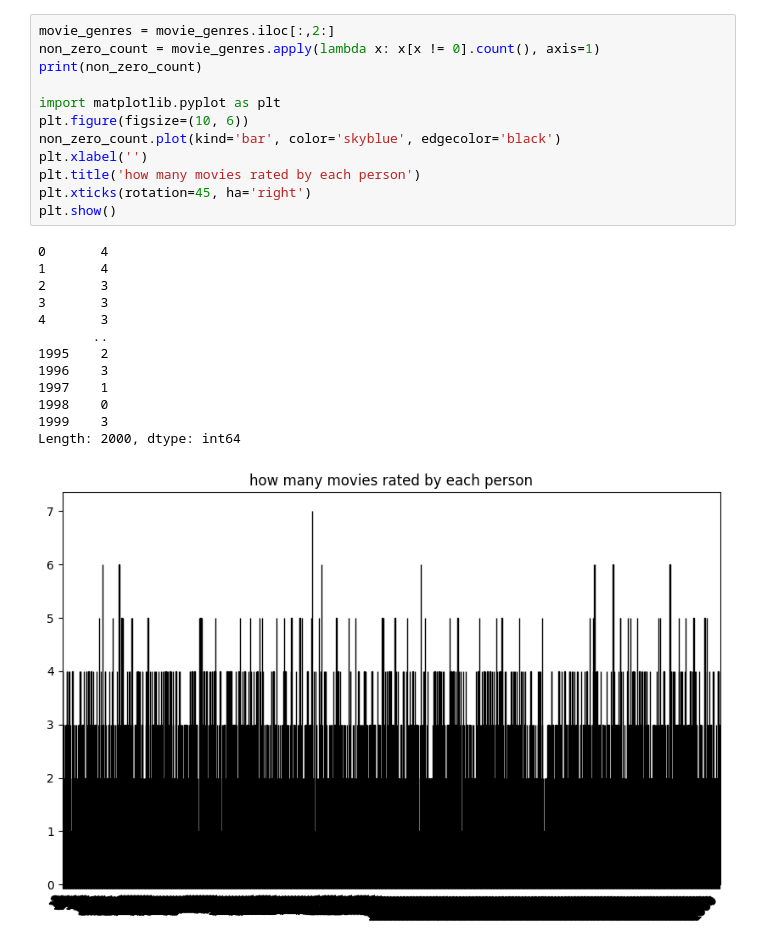
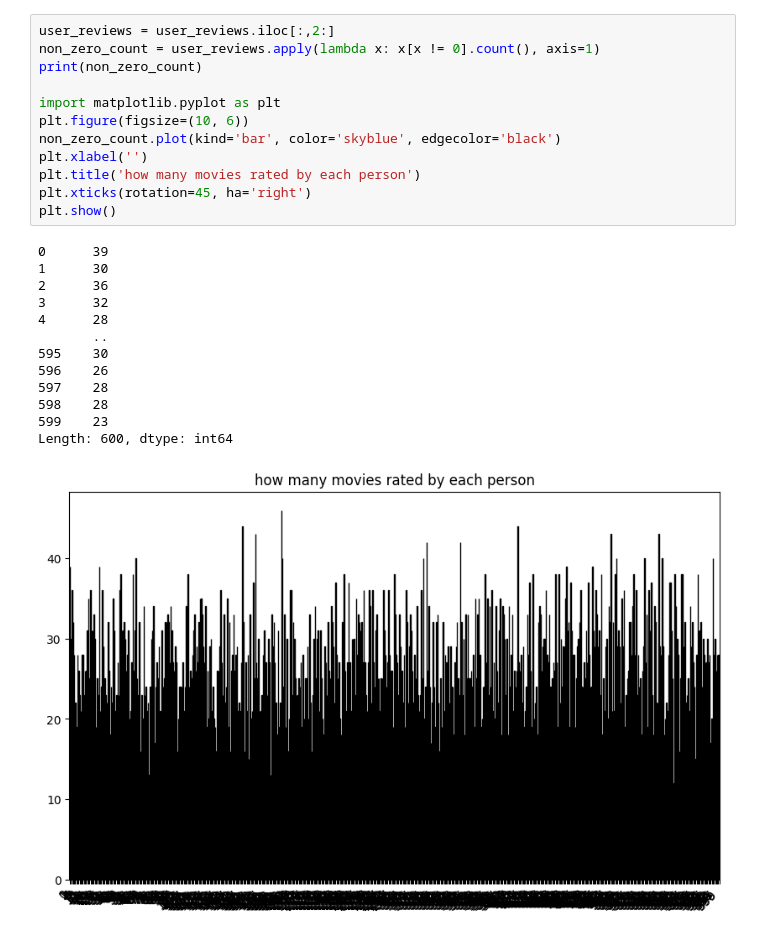
Before and after one commit to CXianRen/DAT410, a Jupyter notebook: Assignment/A2/Code/show_data.ipynb, the cells around one changed output. Cells and saved outputs as stored; diff of their text form.

```diff
--- a/Assignment/A2/Code/show_data.ipynb
+++ b/Assignment/A2/Code/show_data.ipynb
@@ -65,26 +73,26 @@ Length: 1998, dtype: int64
 # %%
-movie_genres = movie_genres.iloc[:,2:]
-non_zero_count = movie_genres.apply(lambda x: x[x != 0].count(), axis=1)
+user_reviews = user_reviews.iloc[:,2:]
+non_zero_count = user_reviews.apply(lambda x: x[x != 0].count(), axis=1)
 print(non_zero_count)
 
 import matplotlib.pyplot as plt
 plt.figure(figsize=(10, 6))
 non_zero_count.plot(kind='bar', color='skyblue', edgecolor='black')
 plt.xlabel('')
 plt.title('how many movies rated by each person')
 plt.xticks(rotation=45, ha='right')
 plt.show()
 # %% [output]
-0       4
-1       4
-2       3
-3       3
-4       3
+0      39
+1      30
+2      36
+3      32
+4      28
        ..
-1995    2
-1996    3
-1997    1
-1998    0
-1999    3
-Length: 2000, dtype: int64
+595    30
+596    26
+597    28
+598    28
+599    23
+Length: 600, dtype: int64
-[figure, old version]
+[figure, new version]
```
Also changed, not shown: parts of 2 cells of this notebook, 2 other files.
